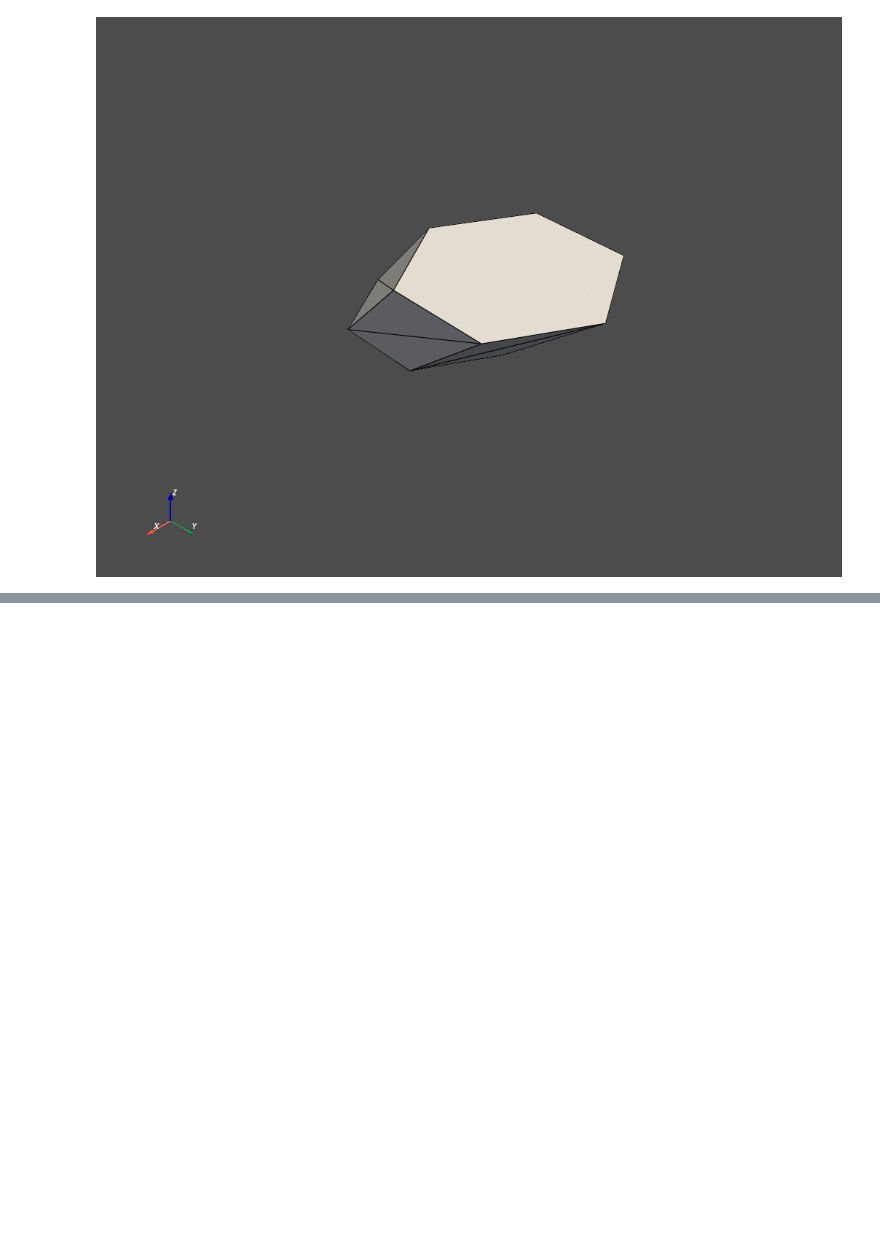
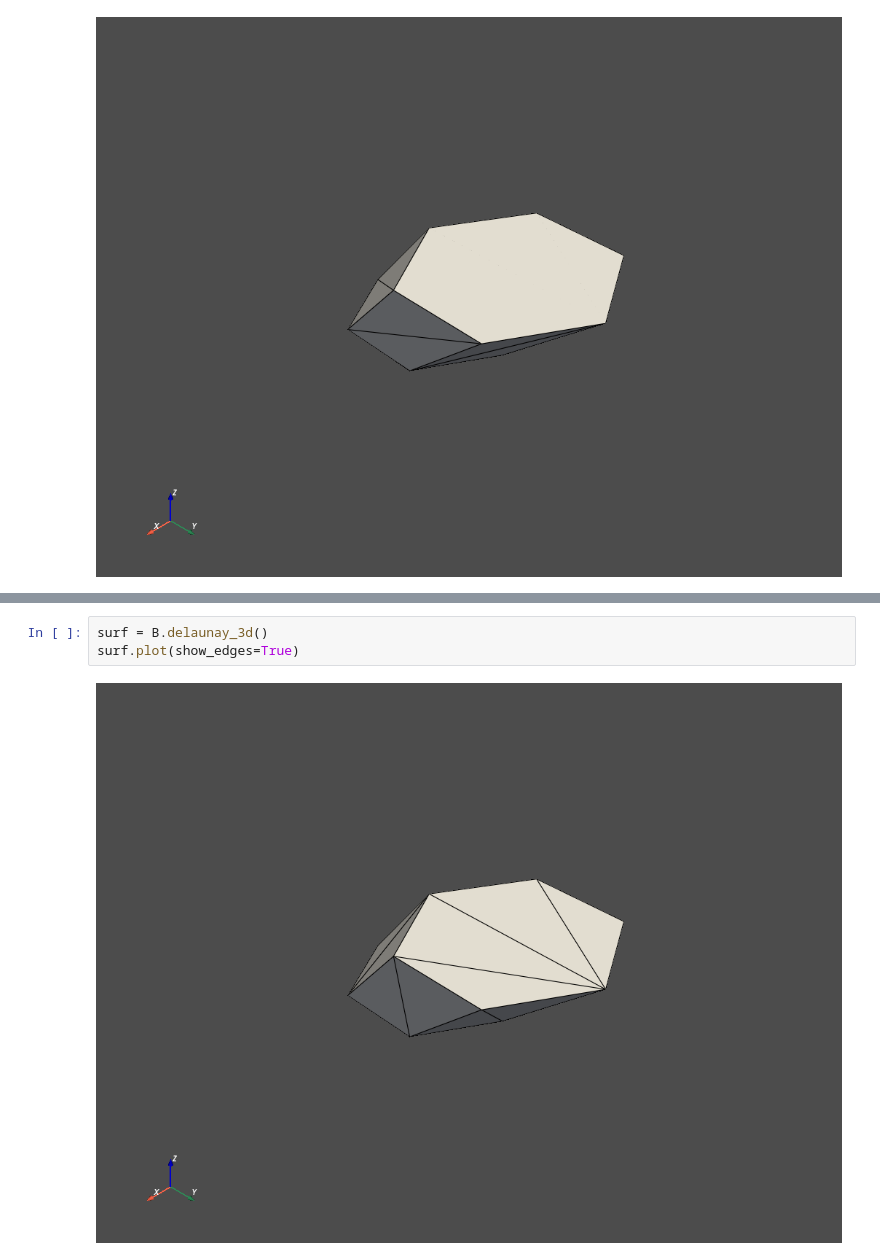
Before and after one commit to kaufmanno/GSDMA_2021, a Jupyter notebook: docs/source/examples/basic/test 1.ipynb, the cells around one changed output, grey strips where cells are left out. Drawn from its saved outputs; the diff is of its cells as text; blank space fills up the shorter version.

```diff
--- a/docs/source/examples/basic/test 1.ipynb
+++ b/docs/source/examples/basic/test 1.ipynb
@@ -41,0 +242,5 @@ volumebis.plot()
+# %%
+surf = B.delaunay_3d()
+surf.plot(show_edges=True)
+# %% [output]
+[figure, added]
```
Also changed, not shown: parts of 58 cells of this notebook.
